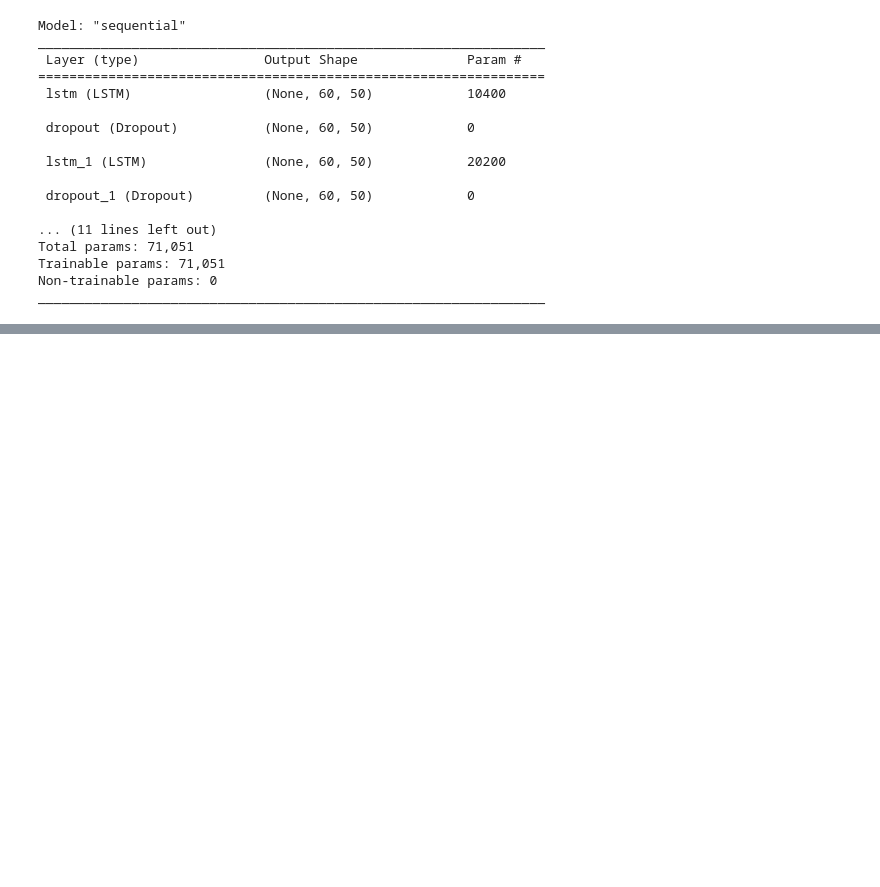
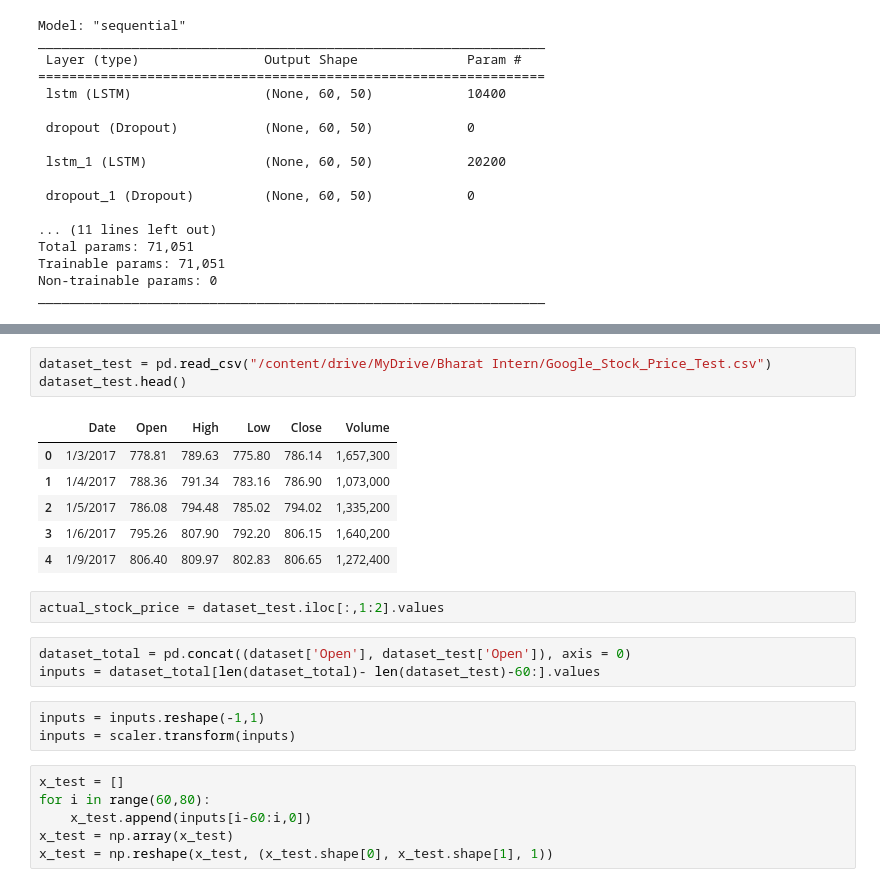
Before and after one commit to akshatraj1199/Bharat-intern, a Jupyter notebook: Google_Stock_Price_Prediction_.ipynb, the cells around one changed output, grey strips where cells are left out. Drawn from its saved outputs; the diff is of its cells as text; blank space fills up the shorter version.

```diff
--- a/Google_Stock_Price_Prediction_.ipynb
+++ b/Google_Stock_Price_Prediction_.ipynb
@@ -122,0 +148,24 @@ _________________________________________________________________
+# %%
+dataset_test = pd.read_csv("/content/drive/MyDrive/Bharat Intern/Google_Stock_Price_Test.csv")
+dataset_test.head()
+# %% [output]
+|  | Date | Open | High | Low | Close | Volume |
+| 0 | 1/3/2017 | 778.81 | 789.63 | 775.80 | 786.14 | 1,657,300 |
+| 1 | 1/4/2017 | 788.36 | 791.34 | 783.16 | 786.90 | 1,073,000 |
+| 2 | 1/5/2017 | 786.08 | 794.48 | 785.02 | 794.02 | 1,335,200 |
+| 3 | 1/6/2017 | 795.26 | 807.90 | 792.20 | 806.15 | 1,640,200 |
+| 4 | 1/9/2017 | 806.40 | 809.97 | 802.83 | 806.65 | 1,272,400 |
+# %%
+actual_stock_price = dataset_test.iloc[:,1:2].values
+# %%
+dataset_total = pd.concat((dataset['Open'], dataset_test['Open']), axis = 0)
+inputs = dataset_total[len(dataset_total)- len(dataset_test)-60:].values
+# %%
+inputs = inputs.reshape(-1,1)
+inputs = scaler.transform(inputs)
+# %%
+x_test = []
+for i in range(60,80):
+    x_test.append(inputs[i-60:i,0])
+x_test = np.array(x_test)
+x_test = np.reshape(x_test, (x_test.shape[0], x_test.shape[1], 1))
```
Also changed, not shown: parts of 7 cells of this notebook.
